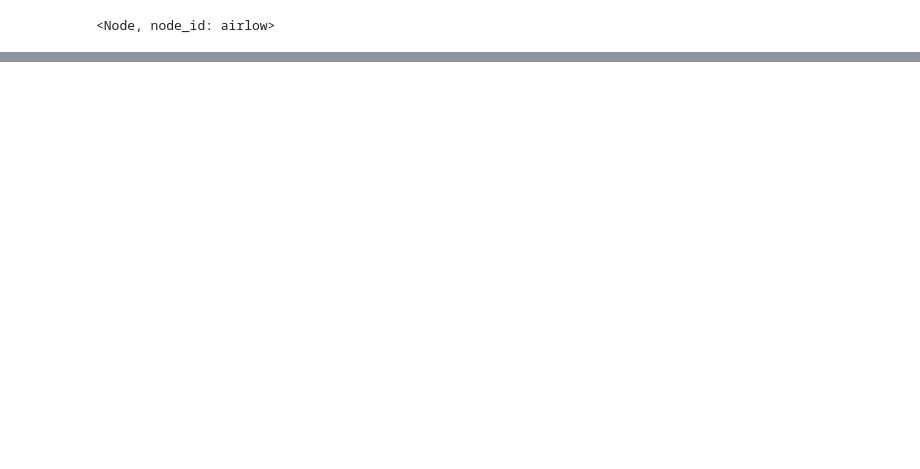
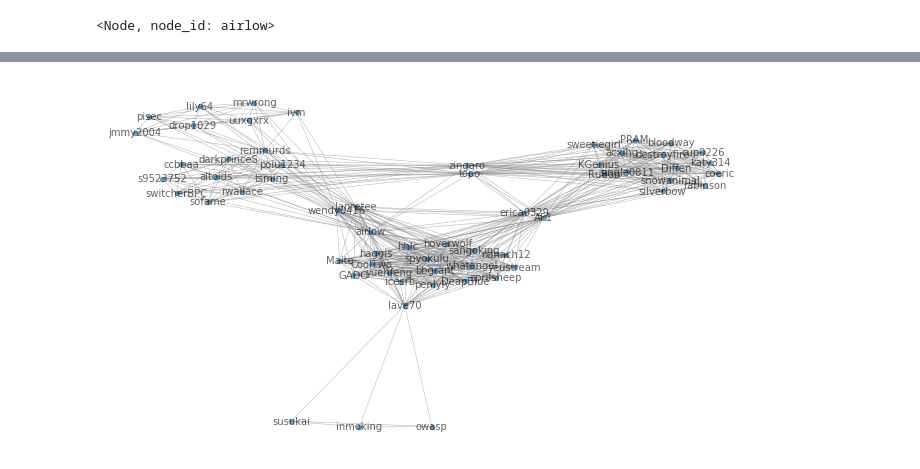
Before and after one commit to liao961120/ptt-network, a Jupyter notebook: pttnet_usage.ipynb, the cells around one changed output, grey strips where cells are left out. Saved outputs shown, nothing was run; the diff lists cells and outputs as text; code cells hidden in the pictures; blank space fills up the shorter version.

```diff
--- a/pttnet_usage.ipynb
+++ b/pttnet_usage.ipynb
@@ -95,0 +379,28 @@ nodes.get("Nekone").getCorpusStats()
+# %%
+# 同溫層網絡
+homo_edge_cond = {
+    'opinion': {'pos-pos'}
+}
+G_homo = Graph(count_edges_in=homo_edge_cond, MG=MG)
+
+# 異溫層網絡
+hetero_edge_cond = {
+    'opinion': {'pos-neg', 'neg-pos'}
+}
+G_hetero = Graph(count_edges_in=hetero_edge_cond, MG=MG)
+
+
+
+print(f"""
+原始
+    Num of nodes: {len(MG.nodes)}
+    Num of edges: {len(MG.edges)}
+
+同溫層
+    Num of nodes: {len(G_homo.nodes)}
+    Num of edges: {len(G_homo.edges)}
+
+異溫層
+    Num of nodes: {len(G_hetero.nodes)}
+    Num of edges: {len(G_hetero.edges)}
+""")
@@ -95,0 +419,16 @@ nodes.get("Nekone").getCorpusStats()
+# %%
+plt.rcParams['figure.figsize'] = [9, 5]
+
+options = {
+    'node_size': 20,
+    'edge_color': 'grey',
+    'font_size': 10,
+    'width': 0.5,
+    'alpha': 0.6,
+    'with_labels': True,
+    'labels': {n:n.id for n in G_homo.nodes},
+}
+
+nx.draw_spring(G_homo,  **options)
+# %% [output]
+[figure, added]
```
Also changed, not shown: parts of 39 cells of this notebook.
